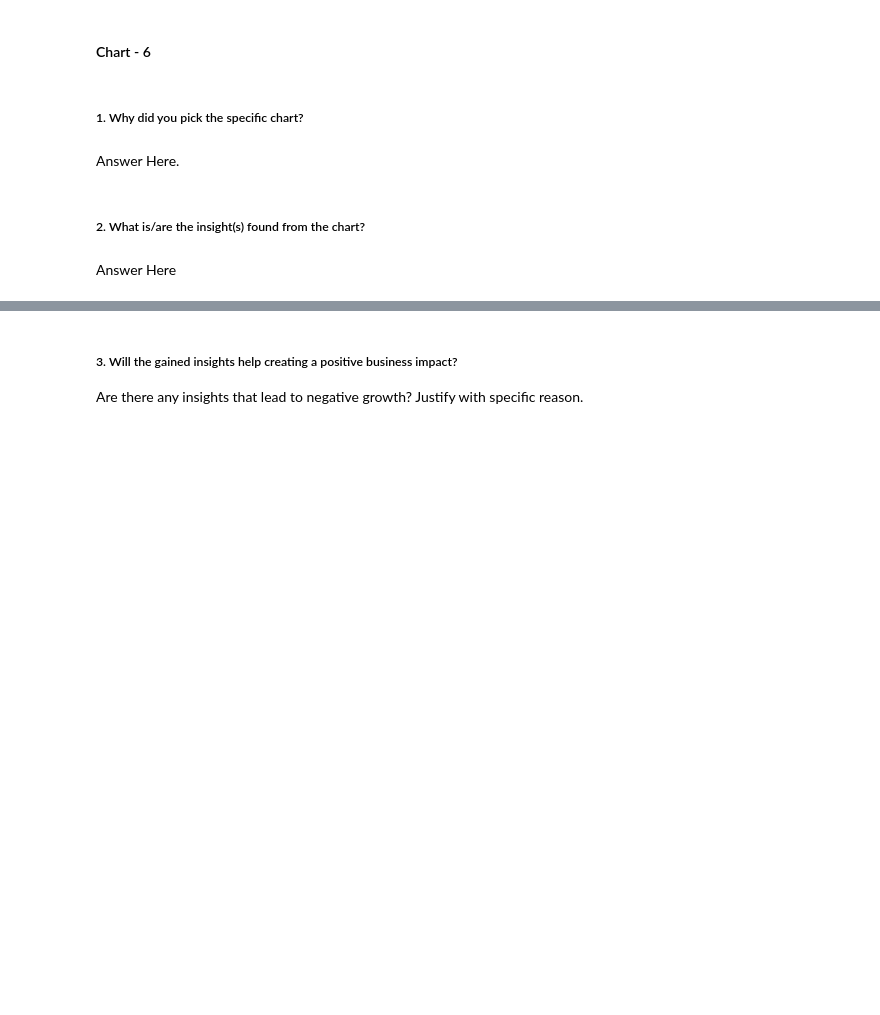
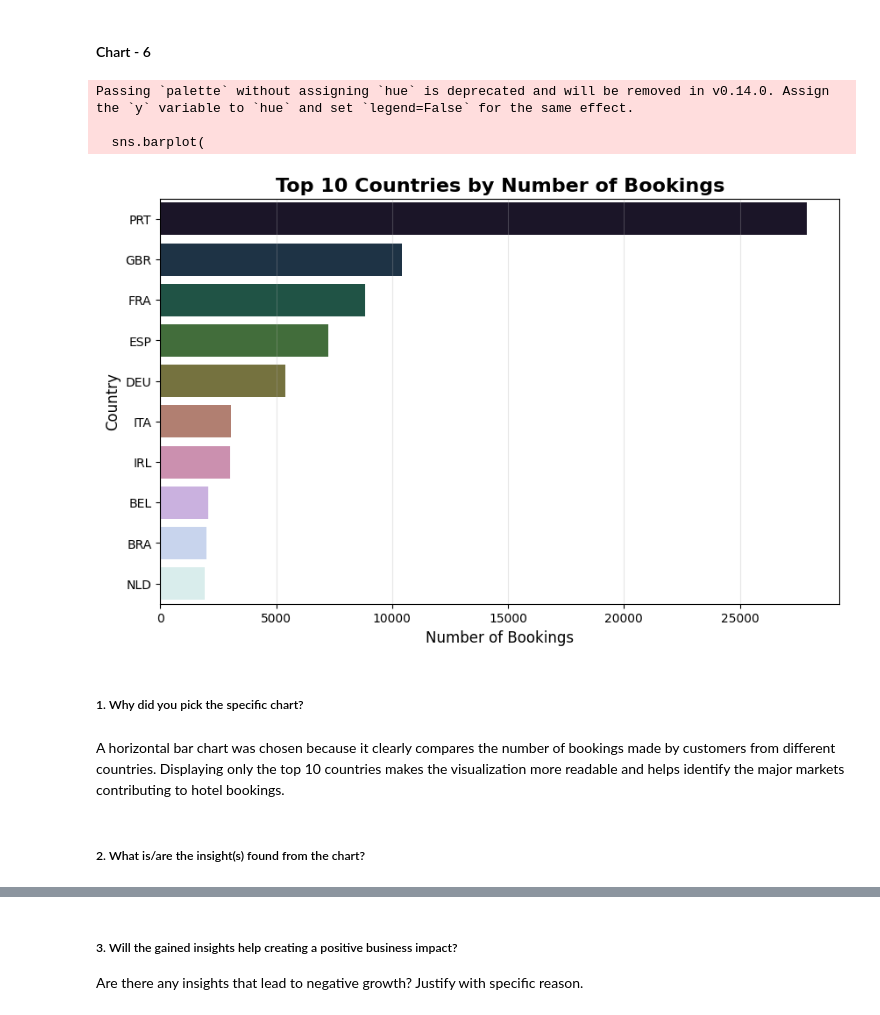
Before and after one commit to asmita214/Hotel-Booking-EDA, a Jupyter notebook: Sample_EDA_Submission_Template.ipynb, the cells around one changed output, grey strips where cells are left out. Drawn from its saved outputs; the diff is of its cells as text; code cells hidden in the pictures; blank space fills up the shorter version.

```diff
--- a/Sample_EDA_Submission_Template.ipynb
+++ b/Sample_EDA_Submission_Template.ipynb
@@ -653,8 +651,28 @@ Customers with very high lead times are more likely to cancel, which may lead to
+# %%
+top_countries = df1['country'].value_counts().head(10)
+plt.figure(figsize=(10,6))
+sns.barplot(
+    x=top_countries.values,
+    y=top_countries.index,
+    palette='cubehelix'
+)
+plt.title(
+    'Top 10 Countries by Number of Bookings',
+    fontsize=16,
+    fontweight='bold'
+)
+plt.xlabel('Number of Bookings', fontsize=12)
+plt.ylabel('Country', fontsize=12)
+plt.grid(axis='x', alpha=0.3)
+plt.show()
+# %% [output]
+Passing `palette` without assigning `hue` is deprecated and will be removed in v0.14.0. Assign the `y` variable to `hue` and set `legend=False` for the same effect.
+
+  sns.barplot(
+[figure, added]
 # %% [markdown]
 ##### 1. Why did you pick the specific chart?
-# %% [markdown]
-Answer Here.
+# %% [markdown]
+A horizontal bar chart was chosen because it clearly compares the number of bookings made by customers from different countries. Displaying only the top 10 countries makes the visualization more readable and helps identify the major markets contributing to hotel bookings.
 # %% [markdown]
 ##### 2. What is/are the insight(s) found from the chart?
-# %% [markdown]
-Answer Here
```
Also changed, not shown: parts of 18 cells of this notebook.
